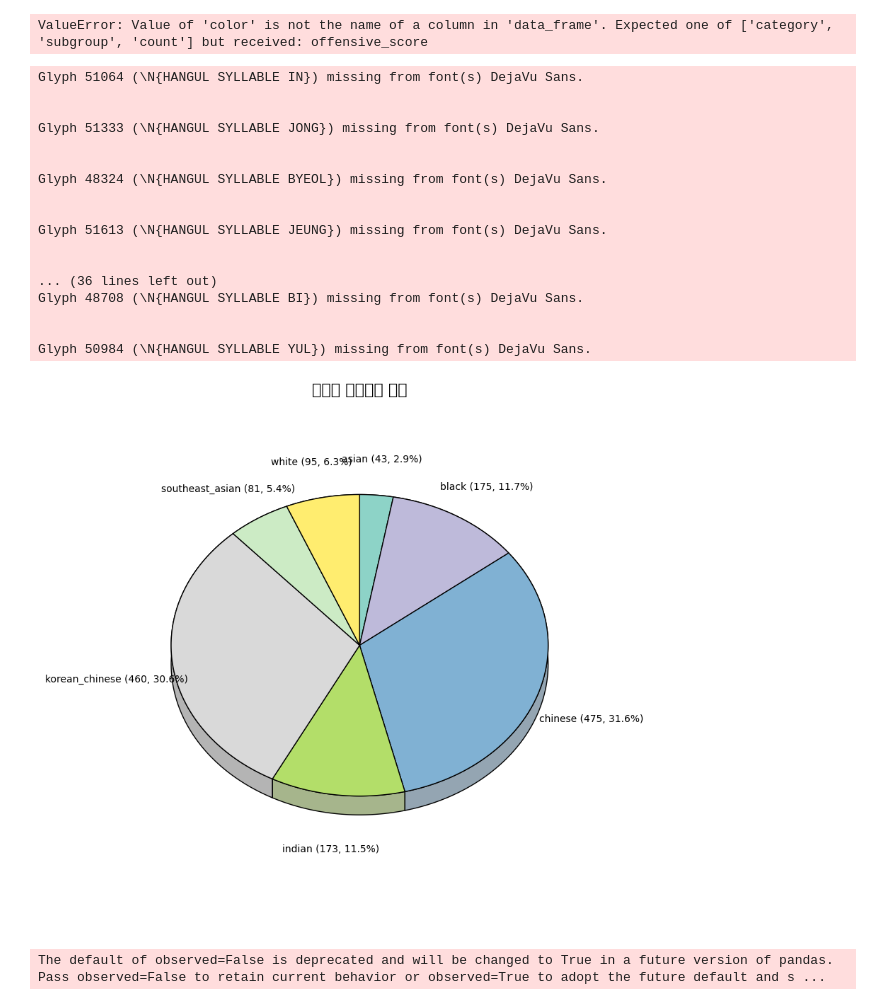
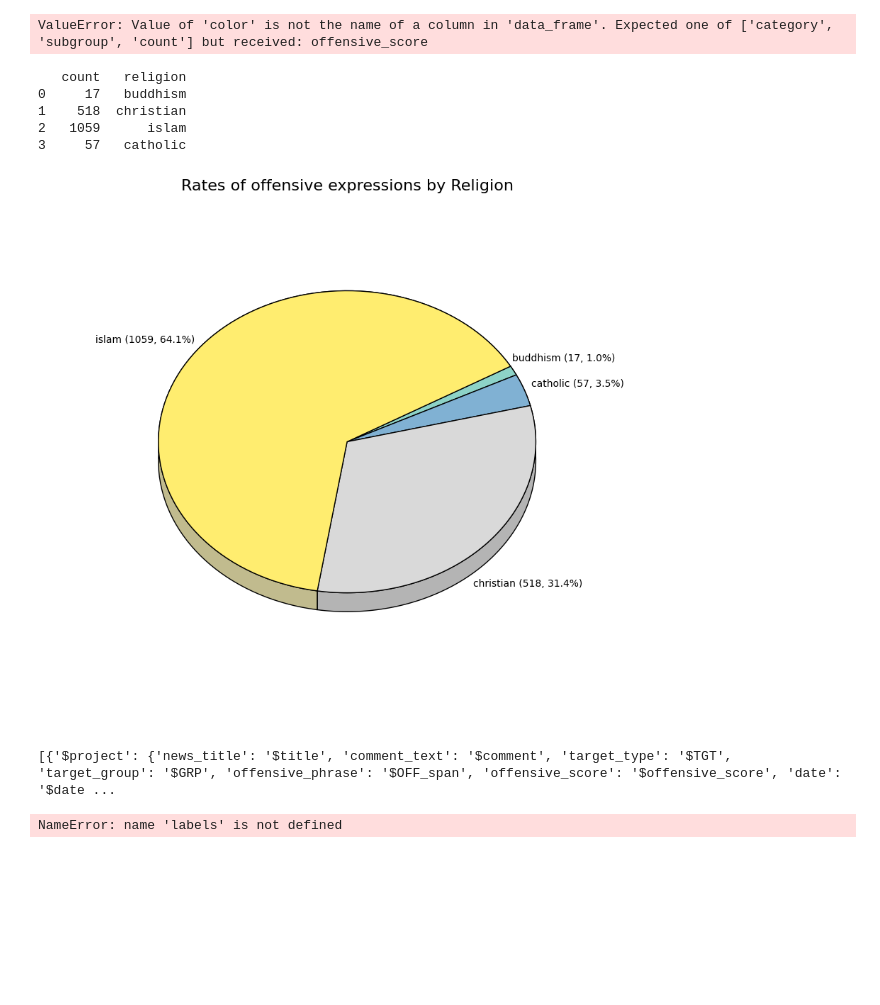
Before and after one commit to 2025-big-data-system-design/opinion-mining-on-hate-speech, a Jupyter notebook: db.ipynb, the cells around one changed output. Drawn from its saved outputs; the diff is of its cells as text; code cells hidden in the pictures; blank space fills up the shorter version.

```diff
--- a/db.ipynb
+++ b/db.ipynb
@@ -343,12 +343,17 @@ from matplotlib.patches import Polygon
 from matplotlib import cm
 
 # 데이터 로딩 및 전처리
-from module.df.data_loader import get_race_df
-df = get_race_df()
+from module.df.data_loader import get_religion_df
+
+
+df = get_religion_df()
+
+print(df.head())
+
 df["count"] = df["count"].astype(float)
-race_summary = df.groupby("race")["count"].sum().reset_index()
+race_summary = df.groupby("religion")["count"].sum().reset_index()
 
-labels = race_summary["race"].tolist()
+labels = race_summary["religion"].tolist()
 sizes = race_summary["count"].tolist()
 total = sum(sizes)
 colors = cm.Set3(np.linspace(0, 1, len(sizes)))
@@ -356,7 +361,7 @@ colors = cm.Set3(np.linspace(0, 1, len(sizes)))
 # 설정
 depth = 0.1       # 입체 깊이
 squash = 0.8      # y 스케일 압축 (기울기)
-theta1 = 90       # 시작 각도
+theta1 = 30       # 시작 각도
 
 # 차트 초기화
 fig, ax = plt.subplots(figsize=(10, 8))
@@ -386,61 +391,49 @@ for i, size in enumerate(sizes):
 
     # 마지막에 반드시 윗면을 한 번 더 덮어줘야 겹침 방지
     ax.add_patch(Polygon(top_patch, closed=True,
                         facecolor=colors[i], edgecolor='black', linewidth=1, zorder=3))
 
     # 라벨 배치
     mid_angle = (theta1 + theta2) / 2
     mid_rad = np.deg2rad(mid_angle)
     x_text = 1.3 * np.cos(mid_rad)
     y_text = 1.3 * np.sin(mid_rad) * squash - depth / 2
     percentage = sizes[i] / total * 100
     count = int(sizes[i])
     ax.text(
         x_text,
         y_text,
         f"{labels[i]} ({count}, {percentage:.1f}%)",
         ha='center',
         va='center',
         fontsize=10
     )
 
     theta1 = theta2
 
 # 마무리 시각 설정
 ax.set_xlim(-1.6, 1.6)
 ax.set_ylim(-1.5, 1.3)
-ax.set_title("인종별 증오표현 비율", fontsize=16)
+ax.set_title("Rates of offensive expressions by Religion", fontsize=16)
 plt.axis('off')
 plt.tight_layout()
 plt.show()
 # %% [output]
-Glyph 51064 (\N{HANGUL SYLLABLE IN}) missing from font(s) DejaVu Sans.
-
-
-Glyph 51333 (\N{HANGUL SYLLABLE JONG}) missing from font(s) DejaVu Sans.
-
-
-Glyph 48324 (\N{HANGUL SYLLABLE BYEOL}) missing from font(s) DejaVu Sans.
-
-
-Glyph 51613 (\N{HANGUL SYLLABLE JEUNG}) missing from font(s) DejaVu Sans.
-
-
-... (36 lines left out)
-Glyph 48708 (\N{HANGUL SYLLABLE BI}) missing from font(s) DejaVu Sans.
-
-
-Glyph 50984 (\N{HANGUL SYLLABLE YUL}) missing from font(s) DejaVu Sans.
+   count   religion
+0     17   buddhism
+1    518  christian
+2   1059      islam
+3     57   catholic
-[figure, old version]
+[figure, new version]
 # %%
 import pandas as pd
 import plotly.express as px
 import numpy as np
 
 # 데이터 로딩 및 전처리
-from module.df.data_loader import get_target_group_df
+from module.df.data_loader import get_target_score_bin_df
 
-df = get_target_group_df()
+df = get_target_score_bin_df()
 
 # TGT 정렬
 TGT_order = ["group", "individual", "untargeted", "other"]
@@ -452,12 +445,12 @@ bins = np.arange(0, 1.1, 0.1)
 labels = [f"{round(bins[i], 1)}~{round(bins[i+1], 1)}" for i in range(len(bins)-1)]
 df["score_bin"] = pd.cut(df["offensive_score"], bins=bins, labels=labels, include_lowest=True)
 
-# ✅ Aggregation: TGT × score_bin 별 document 수 count
-agg_df = df.groupby(["TGT", "score_bin"]).size().reset_index(name="count")
+# # ✅ Aggregation: TGT × score_bin 별 document 수 count
+# agg_df = df.groupby(["TGT", "score_bin"]).size().reset_index(name="count")
 
-# ✅ 누락된 조합 채워주기 (0 count 포함)
-agg_df = agg_df.pivot(index="TGT", columns="score_bin", values="count").fillna(0).reset_index()
-agg_df = pd.melt(agg_df, id_vars=["TGT"], var_name="score_bin", value_name="count")
+# # ✅ 누락된 조합 채워주기 (0 count 포함)
+# agg_df = agg_df.pivot(index="TGT", columns="score_bin", values="count").fillna(0).reset_index()
+# agg_df = pd.melt(agg_df, id_vars=["TGT"], var_name="score_bin", value_name="count")
 
 # ✅ 컬러 매핑 (score_bin 별 색상)
 color_map = px.colors.sequential.RdBu[::-1]  # red→blue
@@ -465,7 +458,7 @@ color_discrete_map = {label: color_map[i] for i, label in enumerate(labels)}
 
 # ✅ 시각화 (score_bin을 색상으로, count를 y축으로)
 fig = px.bar(
-    agg_df,
+    df,
     x="count",              # ✅ x → count
     y="TGT",                # ✅ y → TGT (이제 막대가 수평 방향으로)
     color="score_bin",
@@ -479,9 +472,12 @@ fig.update_layout(
     xaxis_title="Document Count (aggregated)",  # ✅ x축은 count
     yaxis_title="Target (TGT)",                 # ✅ y축은 TGT
     legend_title="Offensive Score Bin",
-    barmode="stack"
+    barmode="stack",
+    legend=dict(font=dict(size=14)),
+    font=dict(size=14)
 )
 
 fig.show()
 # %% [output]
-The default of observed=False is deprecated and will be changed to True in a future version of pandas. Pass observed=False to retain current behavior or observed=True to adopt the future default and s ...
+[{'$project': {'news_title': '$title', 'comment_text': '$comment', 'target_type': '$TGT', 'target_group': '$GRP', 'offensive_phrase': '$OFF_span', 'offensive_score': '$offensive_score', 'date': '$date ...
+NameError: name 'labels' is not defined
```
Also changed, not shown: parts of 1 cell of this notebook, 6 other files.
